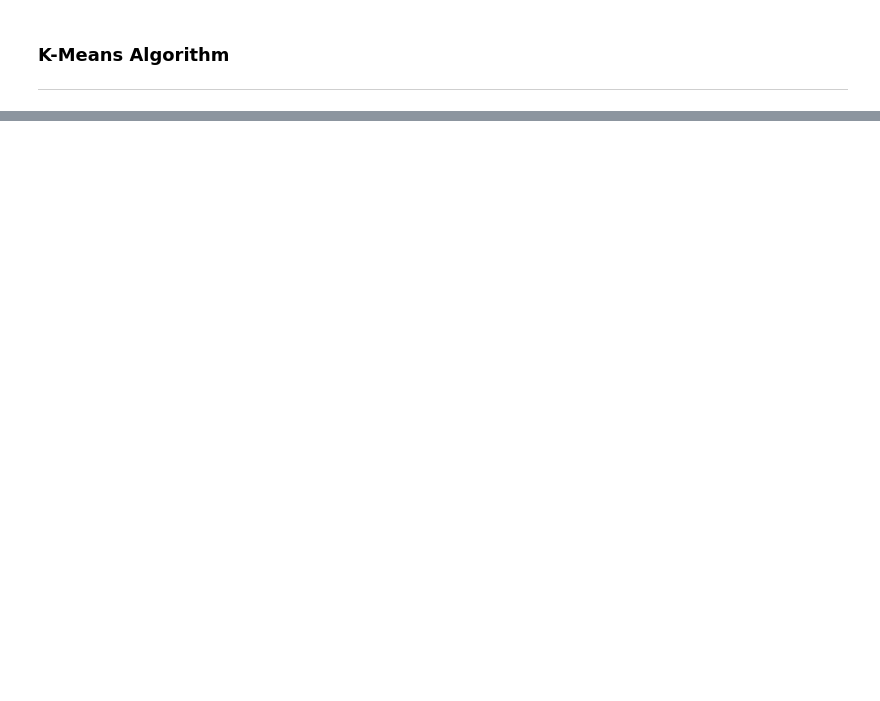
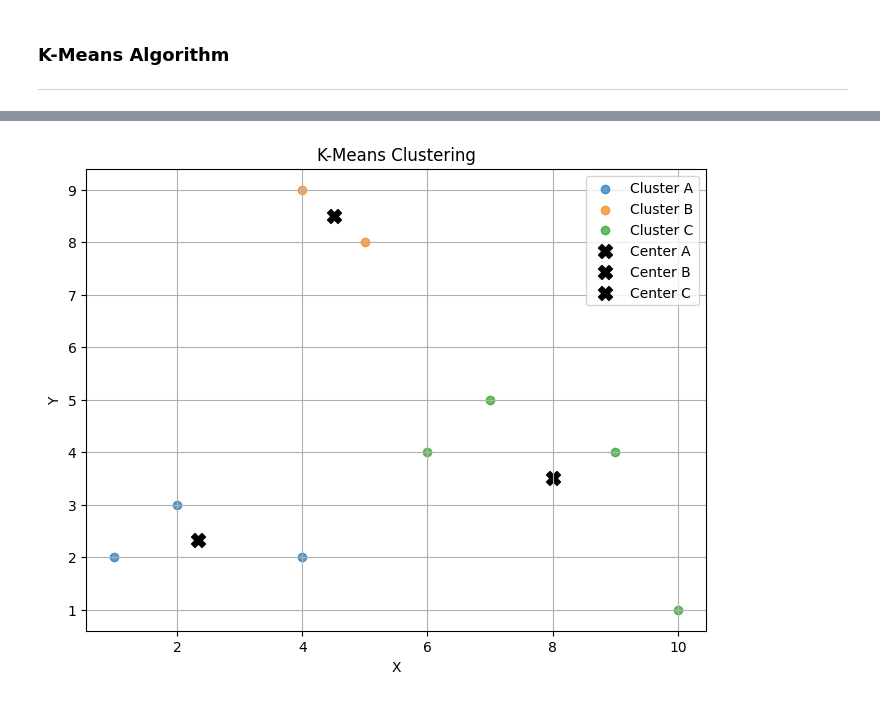
Before and after one commit to Aura-Guardian/Practicals, a Jupyter notebook: DM/DM_P9_21BCE020.ipynb, the cells around one changed output, grey strips where cells are left out. Saved outputs shown, nothing was run; the diff lists cells and outputs as text; code cells hidden in the pictures; blank space fills up the shorter version.

```diff
--- a/DM/DM_P9_21BCE020.ipynb
+++ b/DM/DM_P9_21BCE020.ipynb
@@ -5,36 +5,51 @@
 # %%
 import numpy as np
 # %%
-points = {
-    'A': np.array([[1, 2], [2, 3], [9, 4], [10, 1]]),
-    'B': np.array([[5, 8], [7, 5], [6, 4]]),
-    'C': np.array([[4, 2], [4, 9]])
-}
+import numpy as np
+import matplotlib.pyplot as plt
 
+# Given points
+points = np.array([[1, 2], [2, 3], [9, 4], [10, 1], [5, 8], [7, 5], [6, 4], [4, 2], [4, 9]])
 
+# Print points
+print("Points:")
+for point in points:
+    print(point)
+
+# Initial cluster centers
 centers = {
     'A': np.array([1, 2]),
     'B': np.array([5, 8]),
     'C': np.array([4, 2])
 }
 
+# Function to calculate Euclidean distance
 def euclidean_distance(point1, point2):
     return np.linalg.norm(point1 - point2)
 
+# K-Means algorithm
 def k_means(points, centers, num_clusters=2, max_iterations=100):
     for _ in range(max_iterations):
+        # Step 1: Assignment
         clusters = {key: [] for key in centers.keys()}
-        for point_type, point_list in points.items():
-            for point in point_list:
-                min_distance = float('inf')
-                closest_center = None
-                for center_type, center_point in centers.items():
-                    distance = euclidean_distance(point, center_point)
-                    if distance < min_distance:
-                        min_distance = distance
-                        closest_center = center_type
-                clusters[closest_center].append(point)
+        for point in points:
+            min_distance = float('inf')
+            closest_center = None
+            for center_type, center_point in centers.items():
+                distance = euclidean_distance(point, center_point)
+                if distance < min_distance:
+                    min_distance = distance
+                    closest_center = center_type
+            clusters[closest_center].append(point)
 
+        # Print clusters
+        print("\nClusters:")
+        for cluster_type, cluster_points in clusters.items():
+            print(f"Cluster {cluster_type}:")
+            for point in cluster_points:
+                print(point)
+
+        # Step 2: Update
         new_centers = {}
         for center_type, cluster_points in clusters.items():
             if len(cluster_points) > 0:
@@ -42,6 +57,7 @@ def k_means(points, centers, num_clusters=2, max_iterations=100):
             else:
                 new_centers[center_type] = centers[center_type]
 
+        # Check for convergence
         if np.allclose(list(centers.values()), list(new_centers.values()), atol=1e-3):
             break
 
@@ -49,15 +65,25 @@ def k_means(points, centers, num_clusters=2, max_iterations=100):
 
     return centers, clusters
 
+# Run K-Means algorithm
 final_centers, final_clusters = k_means(points, centers)
 
-print("Final Cluster Centers:")
+# Visualization
+plt.figure(figsize=(8, 6))
+
+# Plot points
+for center_type, center_point in final_clusters.items():
+    cluster_points = np.array(center_point)
+    plt.scatter(cluster_points[:, 0], cluster_points[:, 1], label=f'Cluster {center_type}', alpha=0.7)
+
+# Plot final cluster centers
 for center_type, center_point in final_centers.items():
-    print(f"Cluster {center_type}: {center_point}")
+    plt.scatter(center_point[0], center_point[1], marker='X', s=100, label=f'Center {center_type}', c='black')
 
-print("\nPoints in Each Cluster:")
-for cluster_type, cluster_points in final_clusters.items():
-    print(f"Cluster {cluster_type}:")
-    for point in cluster_points:
-        print(point)
+plt.title('K-Means Clustering')
+plt.xlabel('X')
+plt.ylabel('Y')
+plt.legend()
+plt.grid(True)
+plt.show()
 # %% [output]
@@ -78,4 +103,5 @@ Cluster C:
 [9 4]
 [10  1]
 [7 5]
 [6 4]
+[figure, added]
```
Also changed, not shown: parts of 1 cell of this notebook.
